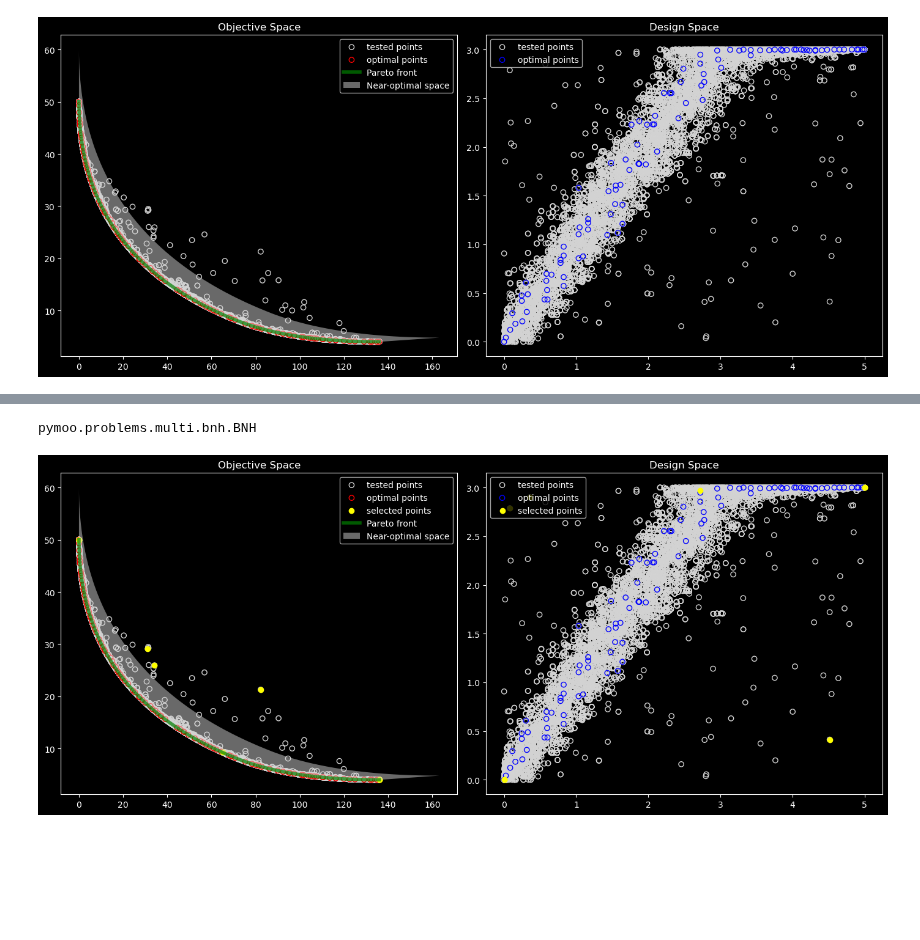
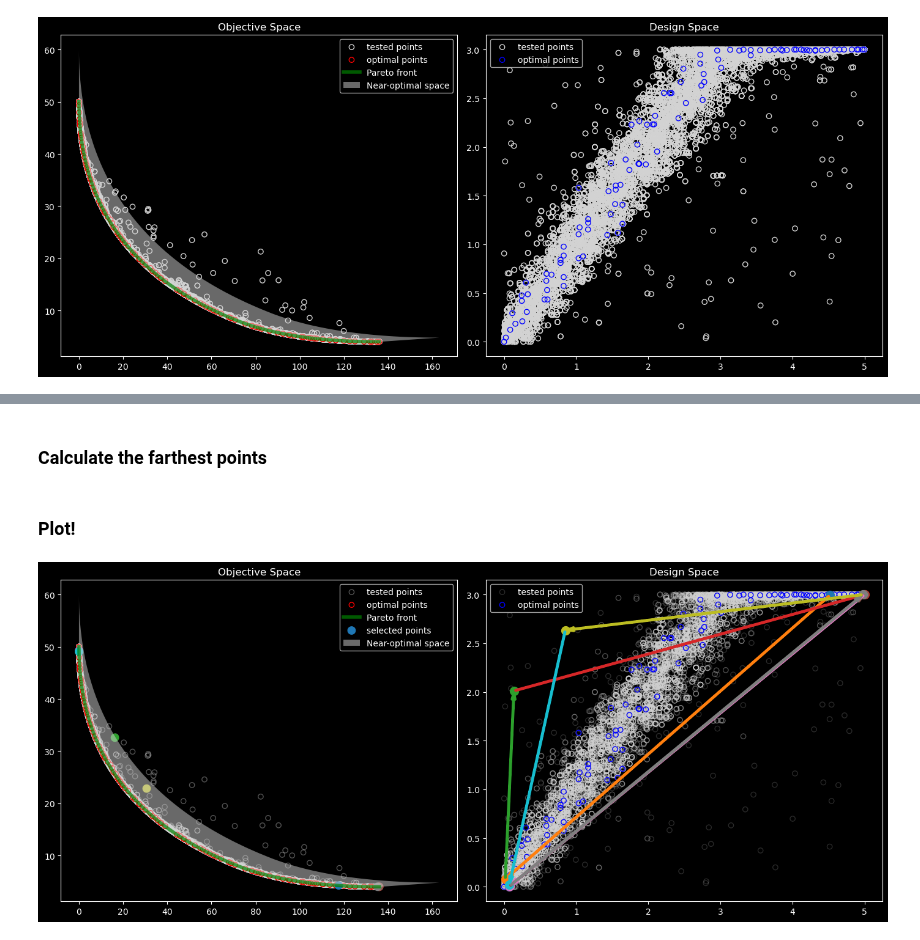
Before and after one commit to arfc/osier, a Jupyter notebook: docs/source/examples/mga_tutorial.ipynb, the cells around one changed output, grey strips where cells are left out. Drawn from its saved outputs; the diff is of its cells as text; code cells hidden in the pictures; blank space fills up the shorter version.

```diff
--- a/docs/source/examples/mga_tutorial.ipynb
+++ b/docs/source/examples/mga_tutorial.ipynb
@@ -88,0 +83,2 @@ from osier import distance_matrix, farthest_first
+# %%
+slack_front = np.c_[F1,F2]
@@ -88,0 +87,4 @@ from osier import distance_matrix, farthest_first
+# %%
+int_pts = check_if_interior(points=F_hist, par_front=F, slack_front=slack_front)
+X_int = X_hist[int_pts]
+F_int = F_hist[int_pts]
@@ -94,31 +100,57 @@ Wall time: 6.64 s
+# %% [markdown]
+### Calculate the farthest points
 # %%
-idxs = farthest_first(X=X_hist, D=D, n_points=10)
+n_pts = 10
+idxs = farthest_first(X=X_int, D=D, n_points=n_pts)
 # %%
-F_select = F_hist[idxs]
-X_select = X_hist[idxs]
+F_select = F_int[idxs]
+X_select = X_int[idxs]
-# %%
-type(res.problem)
-# %% [output]
-pymoo.problems.multi.bnh.BNH
+# %% [markdown]
+### Plot!
 # %%
+from mycolorpy import colorlist as mcp
+import matplotlib as mpl
+import matplotlib.patches as patches
+
+cmap_name = 'tab10'
+color1=mcp.gen_color(cmap=cmap_name,n=n_pts)
+cmap = plt.get_cmap(cmap_name, n_pts)
+
 with plt.style.context('dark_background'):
     fig, ax = plt.subplots(1,2, figsize=(14,6))
 
     ax[0].set_title("Objective Space")
-    ax[0].scatter(F_hist[:,0], F_hist[:,1], facecolor="none", edgecolor="lightgray", label='tested points')
+    ax[0].scatter(F_hist[:,0], F_hist[:,1], facecolor="none", edgecolor="lightgray", alpha=0.4,label='tested points')
     ax[0].scatter(res.F[:,0], res.F[:,1], facecolor="none", edgecolor="red", label='optimal points')
-    ax[0].scatter(F_select[:,0], F_select[:,1], facecolor="yellow", edgecolor="yellow", label='selected points')
     ax[0].plot(F[:,0], F[:,1], color="g", alpha=0.7, label='Pareto front', lw=4)
+    ax[0].scatter(F_select[:,0], F_select[:,1], c=color1, s=80, label='selected points')
+
     ax[0].fill(np.append(f1, F1[::-1]), np.append(f2, F2[::-1]), 'lightgrey', alpha=alpha, label="Near-optimal space")
     ax[0].legend()
 
 
     ax[1].set_title("Design Space")
-    ax[1].scatter(X_hist[:,0], X_hist[:,1], facecolor="none", edgecolor="lightgray", label='tested points')
+    ax[1].scatter(X_hist[:,0], X_hist[:,1], facecolor="none", edgecolor="lightgray", alpha=0.2, label='tested points')
     ax[1].scatter(res.X[:,0], res.X[:,1], facecolor="none", edgecolor="blue", label='optimal points')
-    ax[1].scatter(X_select[:,0], X_select[:,1], facecolor="yellow", edgecolor="yellow", label='selected points')
     ax[1].legend(loc='upper left')
+
+    style = "Simple, tail_width=0.5, head_width=4, head_length=8"
+    arrows = []
+    prev = X_select[0]
+    for i, (c, (x, y)) in enumerate(zip(color1,X_select)):
+        ax[1].scatter(x, y, color=c, s=100)
+        if i == 0:
+            pass
+        else:
+            kw = dict(arrowstyle=style, color=c, linewidth=3)
+            curr = (x,y)
+            arrows.append(patches.FancyArrowPatch(prev, curr, **kw))
+            prev = curr
+
+    for a in arrows:
+        ax[1].add_patch(a)
+
     plt.tight_layout()
     plt.show()
 # %% [output]
-[figure, old version]
+[figure, new version]
```
Also changed, not shown: parts of 14 cells of this notebook, 1 other file.
